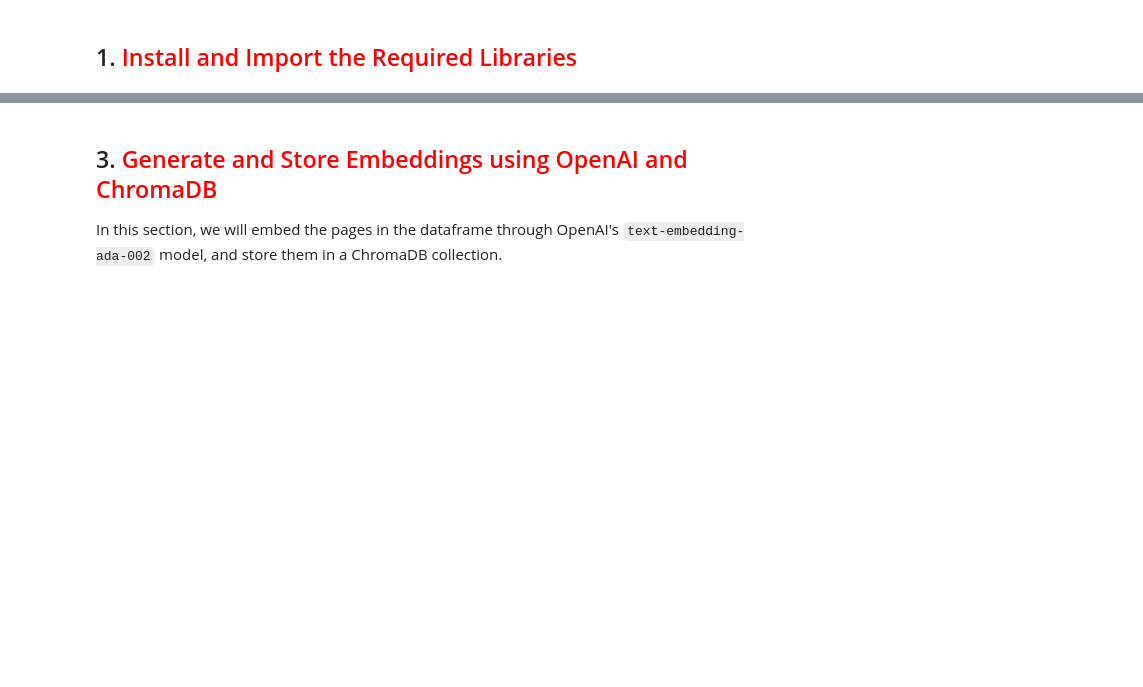
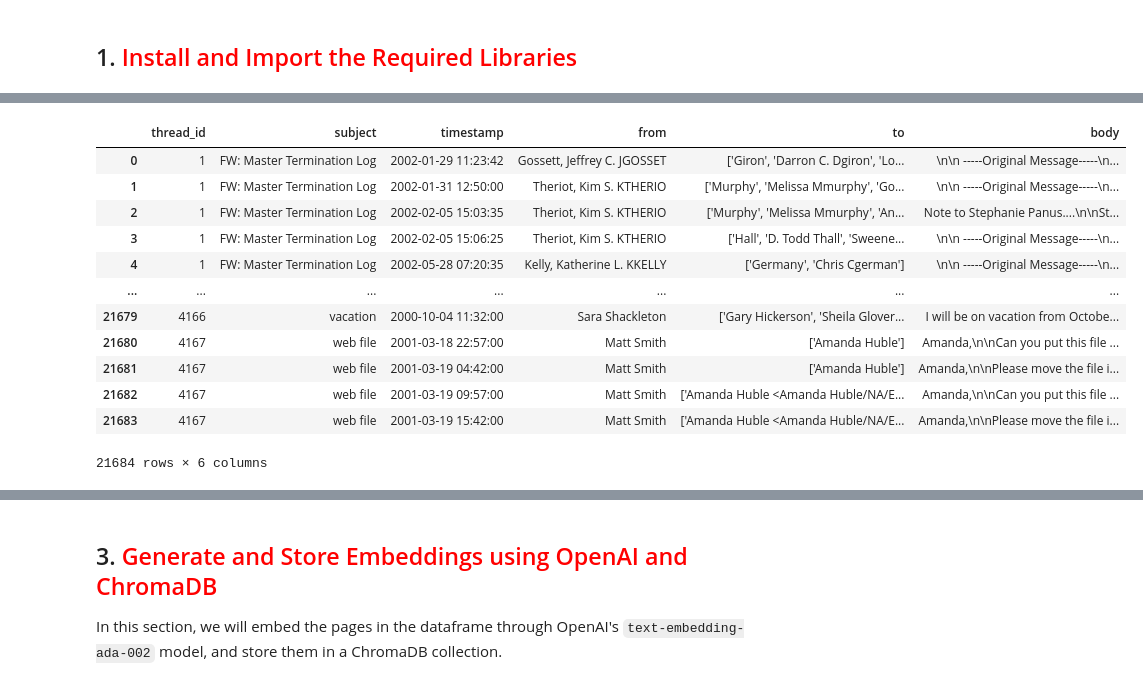
Before and after one commit to vivekbabu/rag_email, a Jupyter notebook: rag.ipynb, the cells around one changed output, grey strips where cells are left out. Saved outputs shown, nothing was run; the diff lists cells and outputs as text; code cells hidden in the pictures; blank space fills up the shorter version.

```diff
--- a/rag.ipynb
+++ b/rag.ipynb
@@ -74,0 +41,22 @@ combined_data['Text_Length'].max()
+# %%
+dataset_path_emails = '/content/drive/MyDrive/email_data/email_thread_details.csv'
+dataset_path_summaries = '/content/drive/MyDrive/email_data/email_thread_summaries.csv'
+chroma_data_path = '/content/drive/MyDrive/email_data/ChromaDB_Data'
+openai.api_key = 'API_KEY'
+# %%
+df_email = pd.read_csv(dataset_path_emails)
+df_email
+# %% [output]
+|  | thread_id | subject | timestamp | from | to | body |
+| 0 | 1 | FW: Master Termination Log | 2002-01-29 11:23:42 | Gossett, Jeffrey C. JGOSSET | ['Giron', 'Darron C. Dgiron', 'Lo... | \n\n -----Original Message-----\n... |
+| 1 | 1 | FW: Master Termination Log | 2002-01-31 12:50:00 | Theriot, Kim S. KTHERIO | ['Murphy', 'Melissa Mmurphy', 'Go... | \n\n -----Original Message-----\n... |
+| 2 | 1 | FW: Master Termination Log | 2002-02-05 15:03:35 | Theriot, Kim S. KTHERIO | ['Murphy', 'Melissa Mmurphy', 'An... | Note to Stephanie Panus....\n\nSt... |
+| 3 | 1 | FW: Master Termination Log | 2002-02-05 15:06:25 | Theriot, Kim S. KTHERIO | ['Hall', 'D. Todd Thall', 'Sweene... | \n\n -----Original Message-----\n... |
+| 4 | 1 | FW: Master Termination Log | 2002-05-28 07:20:35 | Kelly, Katherine L. KKELLY | ['Germany', 'Chris Cgerman'] | \n\n -----Original Message-----\n... |
+| ... | ... | ... | ... | ... | ... | ... |
+| 21679 | 4166 | vacation | 2000-10-04 11:32:00 | Sara Shackleton | ['Gary Hickerson', 'Sheila Glover... | I will be on vacation from Octobe... |
+| 21680 | 4167 | web file | 2001-03-18 22:57:00 | Matt Smith | ['Amanda Huble'] | Amanda,\n\nCan you put this file ... |
+| 21681 | 4167 | web file | 2001-03-19 04:42:00 | Matt Smith | ['Amanda Huble'] | Amanda,\n\nPlease move the file i... |
+| 21682 | 4167 | web file | 2001-03-19 09:57:00 | Matt Smith | ['Amanda Huble <Amanda Huble/NA/E... | Amanda,\n\nCan you put this file ... |
+| 21683 | 4167 | web file | 2001-03-19 15:42:00 | Matt Smith | ['Amanda Huble <Amanda Huble/NA/E... | Amanda,\n\nPlease move the file i... |
+21684 rows × 6 columns
```
Also changed, not shown: parts of 64 cells of this notebook, 1 other file.
